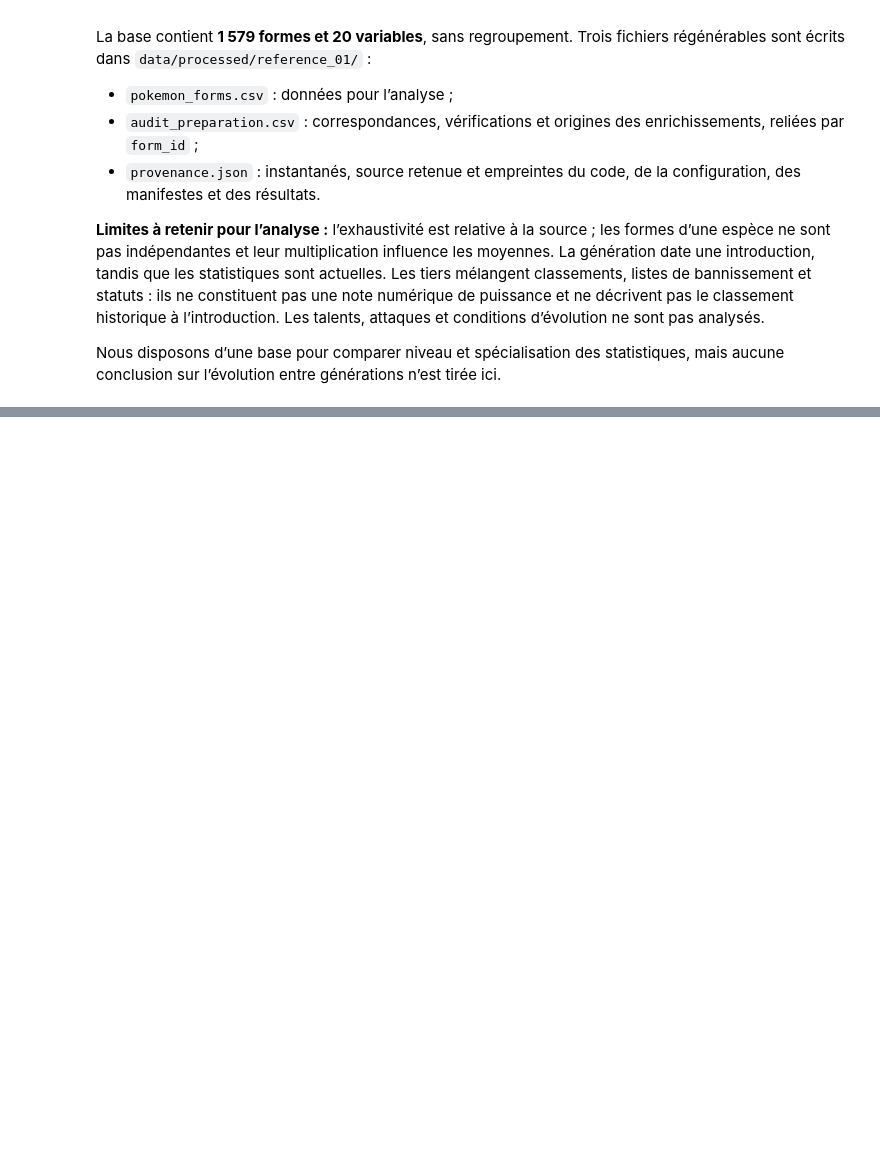
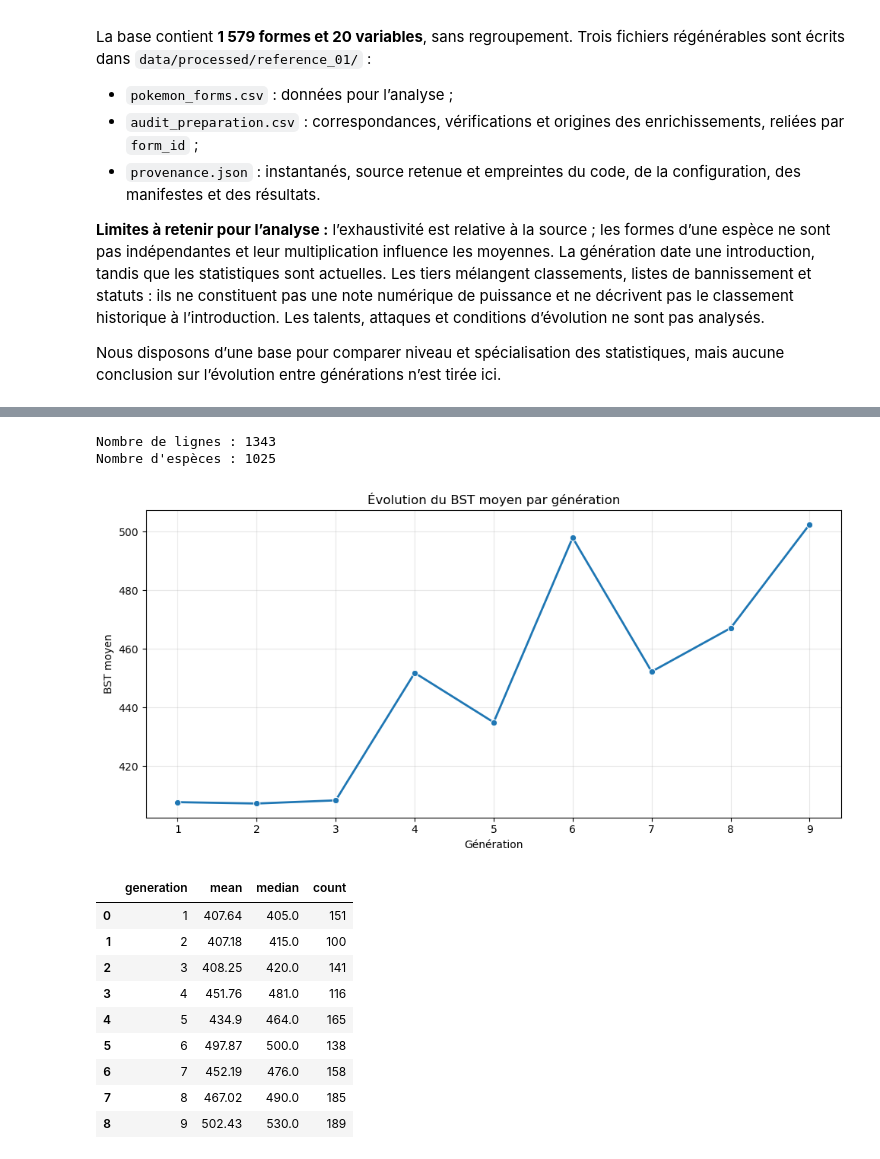
Before and after one commit to Turbo91994/Projet-python-data-science, a Jupyter notebook: notebook/constitution_base.ipynb, the cells around one changed output, grey strips where cells are left out. Cells and saved outputs as stored; diff of their text form; code cells hidden in the pictures; blank space fills up the shorter version.

Commit message:
évolution du BST moyen par géneration

```diff
--- a/notebook/constitution_base.ipynb
+++ b/notebook/constitution_base.ipynb
@@ -453,0 +464,55 @@ Dossier : C:\Users\Ariel\OneDrive - ENSEA\Documents\Python pour la DS\Projet\Pro
+# %%
+
+# Sélection des formes par défaut
+df_analyse = base.loc[base["is_default_form"] == 1].copy()
+
+# Nombre de formes et d'espèces distinctes
+print("Nombre de lignes :", len(df_analyse))
+print("Nombre d'espèces :", df_analyse["species_id"].nunique())
+
+# Espèces apparaissant plusieurs fois
+doublons = df_analyse[
+    df_analyse.duplicated("species_id", keep=False)
+]
+
+# Statistiques descriptives du BST par génération
+bst_generation = (
+    df_analyse.groupby("generation")["bst"]
+    .agg(["mean", "median", "count"])
+    .reset_index()
+)
+
+# Visualisation
+plt.figure(figsize=(10, 5))
+
+sns.lineplot(
+    data=bst_generation,
+    x="generation",
+    y="mean",
+    marker="o",
+    linewidth=2
+)
+
+plt.title("Évolution du BST moyen par génération")
+plt.xlabel("Génération")
+plt.ylabel("BST moyen")
+plt.xticks(range(1, 10))
+plt.grid(alpha=0.3)
+plt.tight_layout()
+plt.show()
+
+display(bst_generation.round(2))
+# %% [output]
+Nombre de lignes : 1343
+Nombre d'espèces : 1025
+[figure, added]
+|  | generation | mean | median | count |
+| 0 | 1 | 407.64 | 405.0 | 151 |
+| 1 | 2 | 407.18 | 415.0 | 100 |
+| 2 | 3 | 408.25 | 420.0 | 141 |
+| 3 | 4 | 451.76 | 481.0 | 116 |
+| 4 | 5 | 434.9 | 464.0 | 165 |
+| 5 | 6 | 497.87 | 500.0 | 138 |
+| 6 | 7 | 452.19 | 476.0 | 158 |
+| 7 | 8 | 467.02 | 490.0 | 185 |
+| 8 | 9 | 502.43 | 530.0 | 189 |
```
Also changed, not shown: parts of 5 cells of this notebook.
